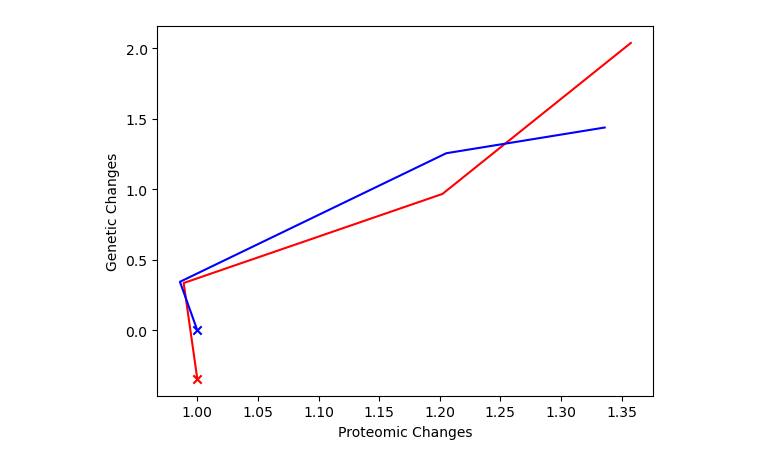
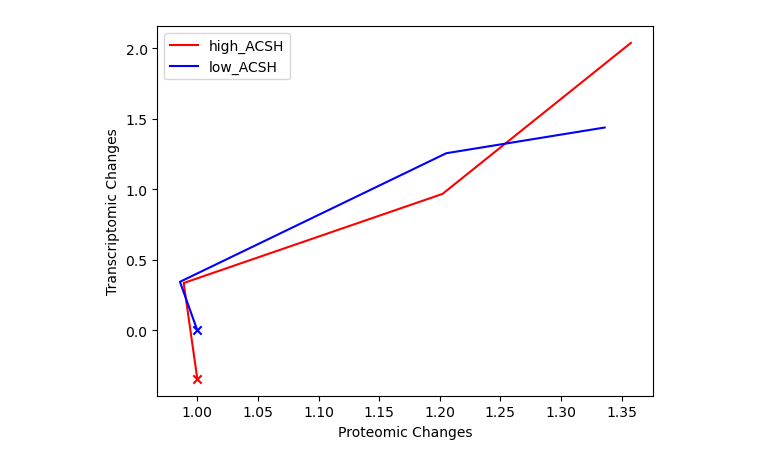
Before and after one commit to cristalzucsd/iModulonMiner, a Jupyter notebook: 5_characterize_iModulons/8_xylose_story.ipynb, the cells around one changed output. Drawn from its saved outputs; the diff is of its cells as text; code cells hidden in the pictures.

```diff
--- a/5_characterize_iModulons/8_xylose_story.ipynb
+++ b/5_characterize_iModulons/8_xylose_story.ipynb
@@ -65,30 +40,31 @@ to_drop = sample_X_df[column_to_sample.values()]
 # %%
 # let's look at expression, iM activity, and proteomics of the genes in question
 gene = 'ZCP4_0707' # nitrogen fixation - ZCP4_1350, pentose phosphate pathway - ZCP4_1199, nitrogen uptake - ZCP4_0707
 #prot_index = ica_data.gene_table.loc[gene].ZM4_locus.split('_')[1]
 gene_changes = sample_X_df[column_to_sample.values()].loc[gene]
 prot_changes = ica_data.gene_table.loc[gene][column_to_sample.keys()].rename(index = column_to_sample)
 #proteomics_df.loc[prot_index].rename(index = column_to_sample)
 
 order_1 = [
     'lignocellulose_ferment:high_ACSH_early',
     'lignocellulose_ferment:high_ACSH_mid',
     'lignocellulose_ferment:high_ACSH_late',
     'lignocellulose_ferment:high_ACSH_stat',
 ]
 order_2 = [
     'lignocellulose_ferment:low_ACSH_early',
     'lignocellulose_ferment:low_ACSH_mid',
     'lignocellulose_ferment:low_ACSH_late',
     'lignocellulose_ferment:low_ACSH_stat'
 ]
 
 plt.scatter(prot_changes.loc[order_1][0], gene_changes.loc[order_1][0], c = 'red', marker = 'x')
 plt.scatter(prot_changes.loc[order_2][0], gene_changes.loc[order_2][0], c = 'blue', marker = 'x')
 plt.plot(prot_changes.loc[order_1], gene_changes.loc[order_1], c = 'red', label = 'high_ACSH')
 plt.plot(prot_changes.loc[order_2], gene_changes.loc[order_2], c = 'blue', label = 'low_ACSH')
 plt.xlabel('Proteomic Changes')
-plt.ylabel('Genetic Changes')
+plt.ylabel('Transcriptomic Changes')
+plt.legend()
 plt.show()
 # %% [output]
-[figure, old version]
+[figure, new version]
```
Also changed, not shown: parts of 7 cells of this notebook.
